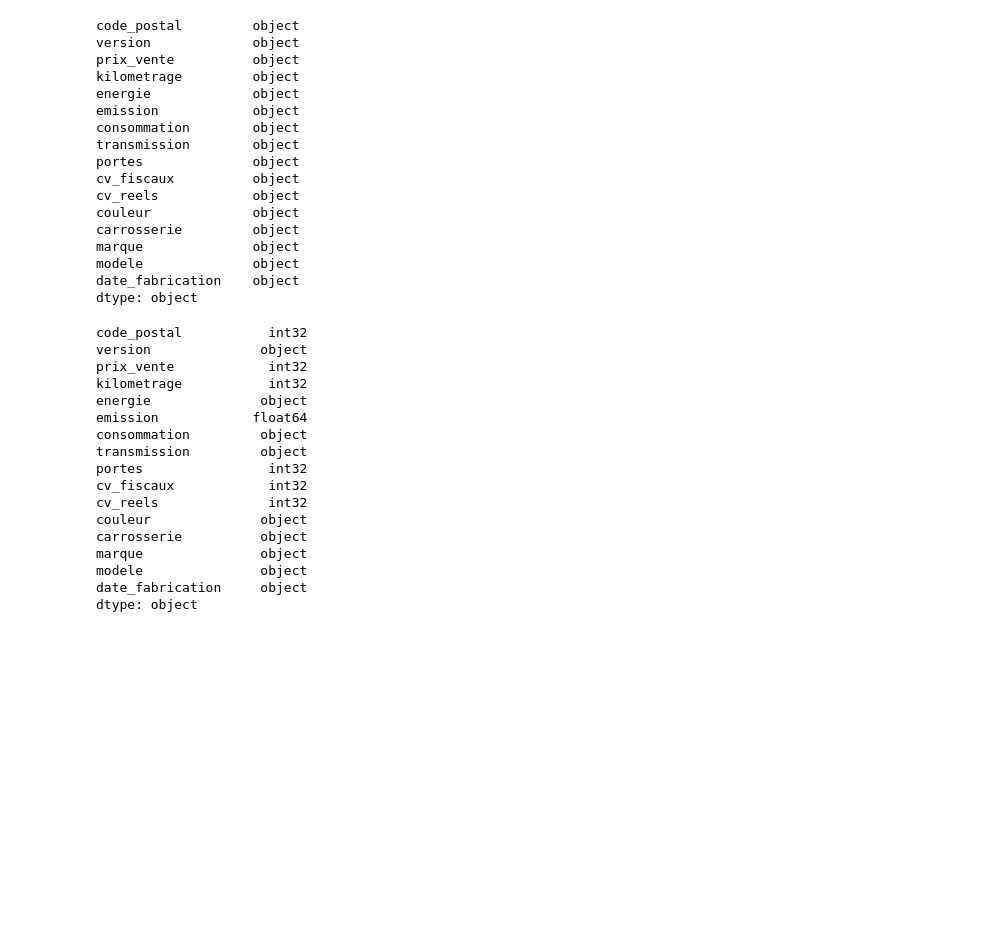
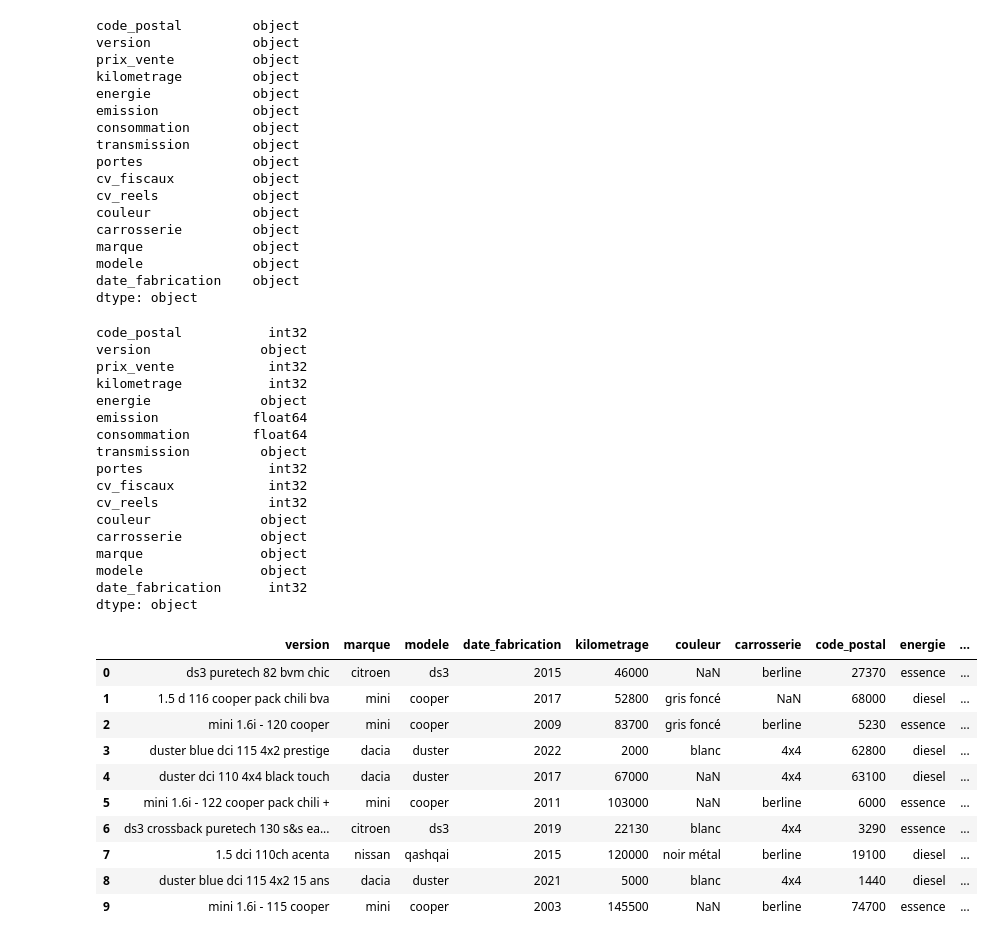
Before and after one commit to dia36u/IAParuVendu_Groupe2, a Jupyter notebook: Modele_IA/regression.ipynb, the cells around one changed output. Cells and saved outputs as stored; diff of their text form; code cells hidden in the pictures; blank space fills up the shorter version.

Commit message:
correction column modele + mise en forme données en int

```diff
--- a/Modele_IA/regression.ipynb
+++ b/Modele_IA/regression.ipynb
@@ -82,13 +81,19 @@ df_clean.head()
 # %%
-df_marque=df_clean['url'].str.split('/',expand=True)
+df_marque=df_clean['url'].str.split('/1',expand=True)
 df_clean['marque']=df_marque[0]
 df_clean['modele']=df_marque[1]
 df_clean.drop(columns =["url"], inplace = True)
+
+df_marque=df_clean['marque'].str.split('/',expand=True)
+df_clean['marque']=df_marque[0]
+df_clean['modele']=df_marque[1]
 
 df_year=df_clean['year'].str.split(' le',expand=True)
 df_clean['date_fabrication']=df_year[0]
 df_clean.drop(columns =["year"], inplace = True)
 
+df_clean['date_fabrication'] = df_clean['date_fabrication'].str.replace(r'\D', '')
+
 df_clean.head()
 # %% [output]
 |  | location | version | price | mileage | fuel_type | emission | fuel_usage | transmission | door_nb | ... |
@@ -144,8 +149,8 @@ dtype: object
 # %%
 df_clean['emission']=df_clean['emission'].replace('nc', 0)
 df_clean['emission']=df_clean['emission'].astype(float)
-df_clean=df_clean.astype({'portes': 'int', 'cv_fiscaux': 'int', 'cv_reels': 'int'})
-df_clean.head()
+df_clean['consommation']=df_clean['consommation'].astype(float)
+df_clean=df_clean.astype({'kilometrage': 'int','prix_vente': 'int','code_postal': 'int','portes': 'int', 'cv_fiscaux': 'int', 'cv_reels': 'int', 'date_fabrication': 'int'})
 df_clean.dtypes
 # %% [output]
 code_postal           int32
@@ -154,7 +159,7 @@ prix_vente            int32
 kilometrage           int32
 energie              object
 emission            float64
-consommation         object
+consommation        float64
 transmission         object
 portes                int32
 cv_fiscaux            int32
@@ -163,5 +168,21 @@ couleur              object
 carrosserie          object
 marque               object
 modele               object
-date_fabrication     object
+date_fabrication      int32
 dtype: object
+# %%
+df_clean = df_clean[['version','marque','modele','date_fabrication','kilometrage','couleur','carrosserie'
+,'code_postal','energie','emission','consommation','transmission','portes','cv_fiscaux','cv_reels','prix_vente']]
+df_clean.head(10)
+# %% [output]
+|  | version | marque | modele | date_fabrication | kilometrage | couleur | carrosserie | code_postal | energie | ... |
+| 0 | ds3 puretech 82 bvm chic | citroen | ds3 | 2015 | 46000 | NaN | berline | 27370 | essence | ... |
+| 1 | 1.5 d 116 cooper pack chili bva | mini | cooper | 2017 | 52800 | gris foncé | NaN | 68000 | diesel | ... |
+| 2 | mini 1.6i - 120 cooper | mini | cooper | 2009 | 83700 | gris foncé | berline | 5230 | essence | ... |
+| 3 | duster blue dci 115 4x2 prestige | dacia | duster | 2022 | 2000 | blanc | 4x4 | 62800 | diesel | ... |
+| 4 | duster dci 110 4x4 black touch | dacia | duster | 2017 | 67000 | NaN | 4x4 | 63100 | diesel | ... |
+| 5 | mini 1.6i - 122 cooper pack chili + | mini | cooper | 2011 | 103000 | NaN | berline | 6000 | essence | ... |
+| 6 | ds3 crossback puretech 130 s&s ea... | citroen | ds3 | 2019 | 22130 | blanc | 4x4 | 3290 | essence | ... |
+| 7 | 1.5 dci 110ch acenta | nissan | qashqai | 2015 | 120000 | noir métal | berline | 19100 | diesel | ... |
+| 8 | duster blue dci 115 4x2 15 ans | dacia | duster | 2021 | 5000 | blanc | 4x4 | 1440 | diesel | ... |
+| 9 | mini 1.6i - 115 cooper | mini | cooper | 2003 | 145500 | NaN | berline | 74700 | essence | ... |
```
Also changed, not shown: parts of 4 cells of this notebook, 1 other file.
